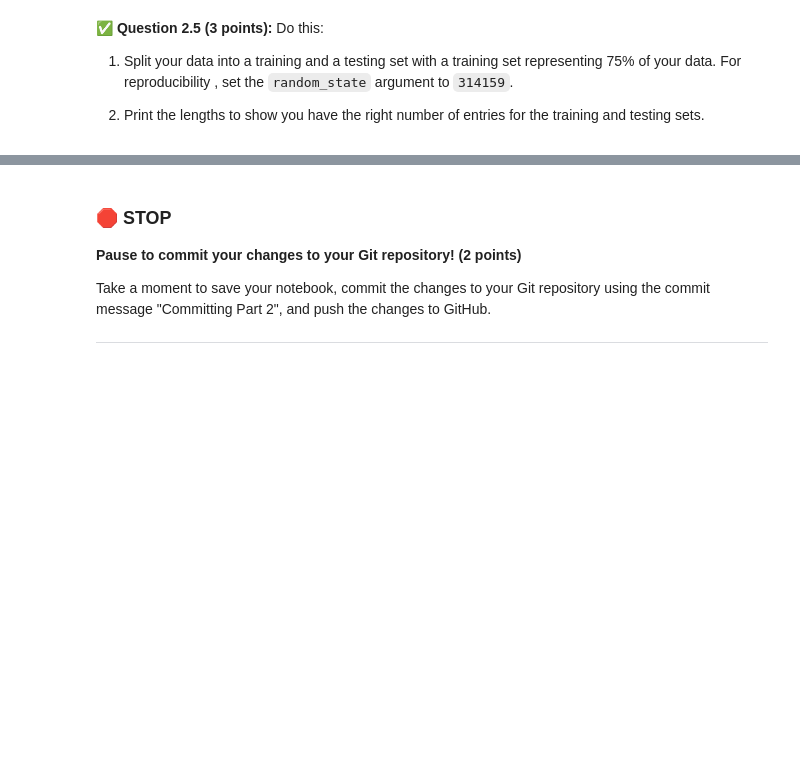
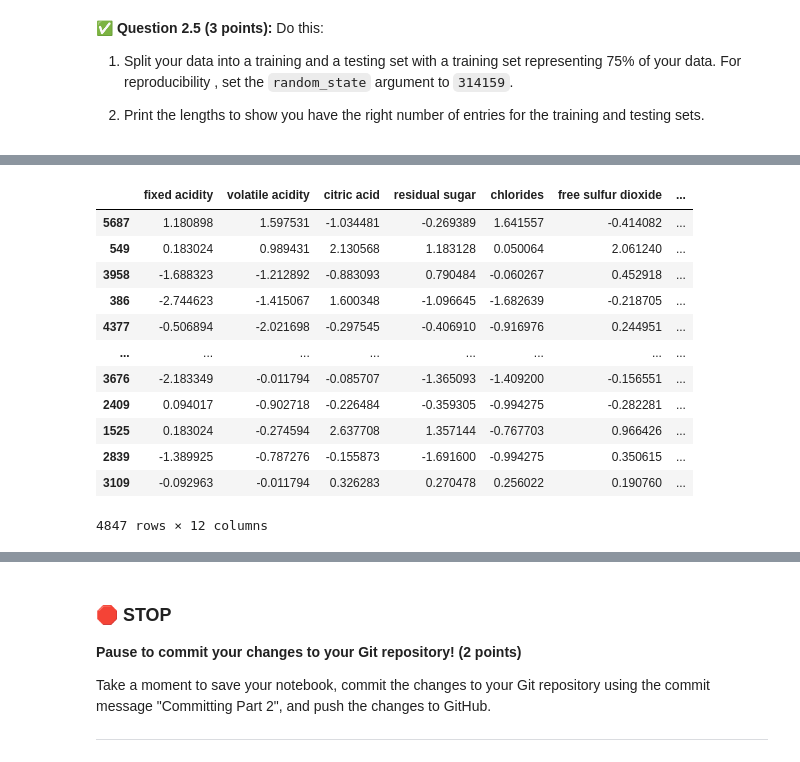
Before and after one commit to arburyri/cmse202-f22-turnin, a Jupyter notebook: final/CMSE202_Final-STUDENT.ipynb, the cells around one changed output, grey strips where cells are left out. Drawn from its saved outputs; the diff is of its cells as text; code cells hidden in the pictures; blank space fills up the shorter version.

```diff
--- a/final/CMSE202_Final-STUDENT.ipynb
+++ b/final/CMSE202_Final-STUDENT.ipynb
@@ -267,0 +279,16 @@ AttributeError: 'Series' object has no attribute 'length'
+# %%
+train_vectors
+# %% [output]
+|  | fixed acidity | volatile acidity | citric acid | residual sugar | chlorides | free sulfur dioxide | ... |
+| 5687 | 1.180898 | 1.597531 | -1.034481 | -0.269389 | 1.641557 | -0.414082 | ... |
+| 549 | 0.183024 | 0.989431 | 2.130568 | 1.183128 | 0.050064 | 2.061240 | ... |
+| 3958 | -1.688323 | -1.212892 | -0.883093 | 0.790484 | -0.060267 | 0.452918 | ... |
+| 386 | -2.744623 | -1.415067 | 1.600348 | -1.096645 | -1.682639 | -0.218705 | ... |
+| 4377 | -0.506894 | -2.021698 | -0.297545 | -0.406910 | -0.916976 | 0.244951 | ... |
+| ... | ... | ... | ... | ... | ... | ... | ... |
+| 3676 | -2.183349 | -0.011794 | -0.085707 | -1.365093 | -1.409200 | -0.156551 | ... |
+| 2409 | 0.094017 | -0.902718 | -0.226484 | -0.359305 | -0.994275 | -0.282281 | ... |
+| 1525 | 0.183024 | -0.274594 | 2.637708 | 1.357144 | -0.767703 | 0.966426 | ... |
+| 2839 | -1.389925 | -0.787276 | -0.155873 | -1.691600 | -0.994275 | 0.350615 | ... |
+| 3109 | -0.092963 | -0.011794 | 0.326283 | 0.270478 | 0.256022 | 0.190760 | ... |
+4847 rows × 12 columns
```
Also changed, not shown: parts of 16 cells of this notebook.
